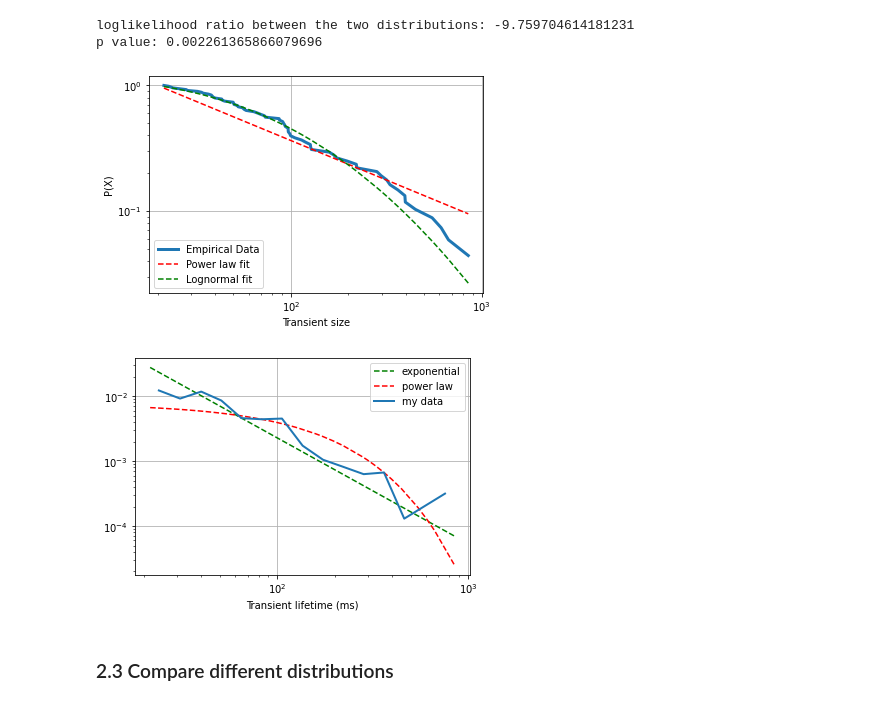
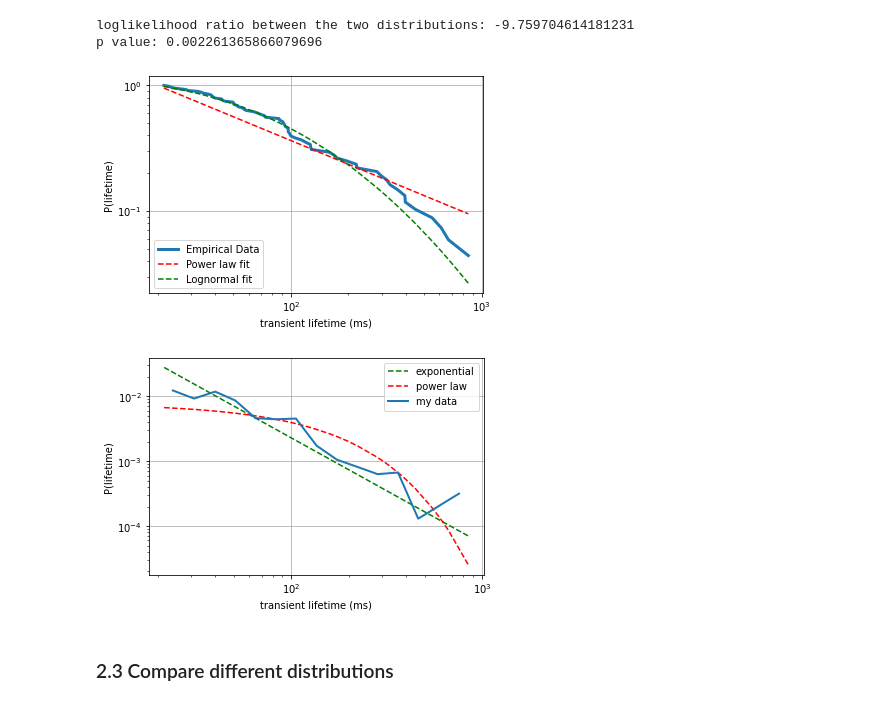
Before and after one commit to daphnecor/Transients, a Jupyter notebook: fitting_data_to_distributions.ipynb, the cells around one changed output. Saved outputs shown, nothing was run; the diff lists cells and outputs as text; code cells hidden in the pictures.

```diff
--- a/fitting_data_to_distributions.ipynb
+++ b/fitting_data_to_distributions.ipynb
@@ -125,0 +108,10 @@ plt.ylabel('# experiments');
+# %%
+# pick the data
+data = transient_lifetime_lst
+x_label = 'transient lifetime (ms)'
+
+print(min(data))
+
+plt.hist(data)
+plt.xlabel(x_label)
+plt.ylabel('# experiments');
@@ -140,7 +135,6 @@ print(f'p value: {p}')
 loglikelihood ratio between the two distributions: -9.759704614181231
 p value: 0.002261365866079696
 # %%
-####
 ax = plt.axes(xscale='log', yscale='log')
 ax.grid(True);
 
@@ -149,22 +143,23 @@ fig = fit.plot_ccdf(linewidth=3, label='Empirical Data')
 fit.power_law.plot_ccdf(ax=fig, color='r', linestyle='--', label='Power law fit')
 fit.lognormal.plot_ccdf(ax=fig, color='g', linestyle='--', label='Lognormal fit')
 ####
-fig.set_ylabel("P(X)")
-fig.set_xlabel("Transient size")
+fig.set_ylabel("P(lifetime)")
+fig.set_xlabel(x_label)
 handles, labels = fig.get_legend_handles_labels()
 fig.legend(handles, labels, loc=3);
 # %% [output]
-[figure, old version]
+[figure, new version]
 # %%
 ax = plt.axes(xscale='log', yscale='log')
 ax.grid(True);
 fit.power_law.plot_pdf(linestyle='--', color='g', label='exponential')
 fit.exponential.plot_pdf(linestyle='--', color='r', label='power law')
 fit.plot_pdf(linewidth=2, label='my data');
 plt.legend();
-plt.xlabel('Transient lifetime (ms)');
+plt.ylabel("P(lifetime)")
+plt.xlabel(x_label);
 # %% [output]
-[figure, old version]
+[figure, new version]
 # %% [markdown]
 ### 2.3 Compare different distributions
 # %% [markdown]
```
Also changed, not shown: parts of 15 cells of this notebook.
